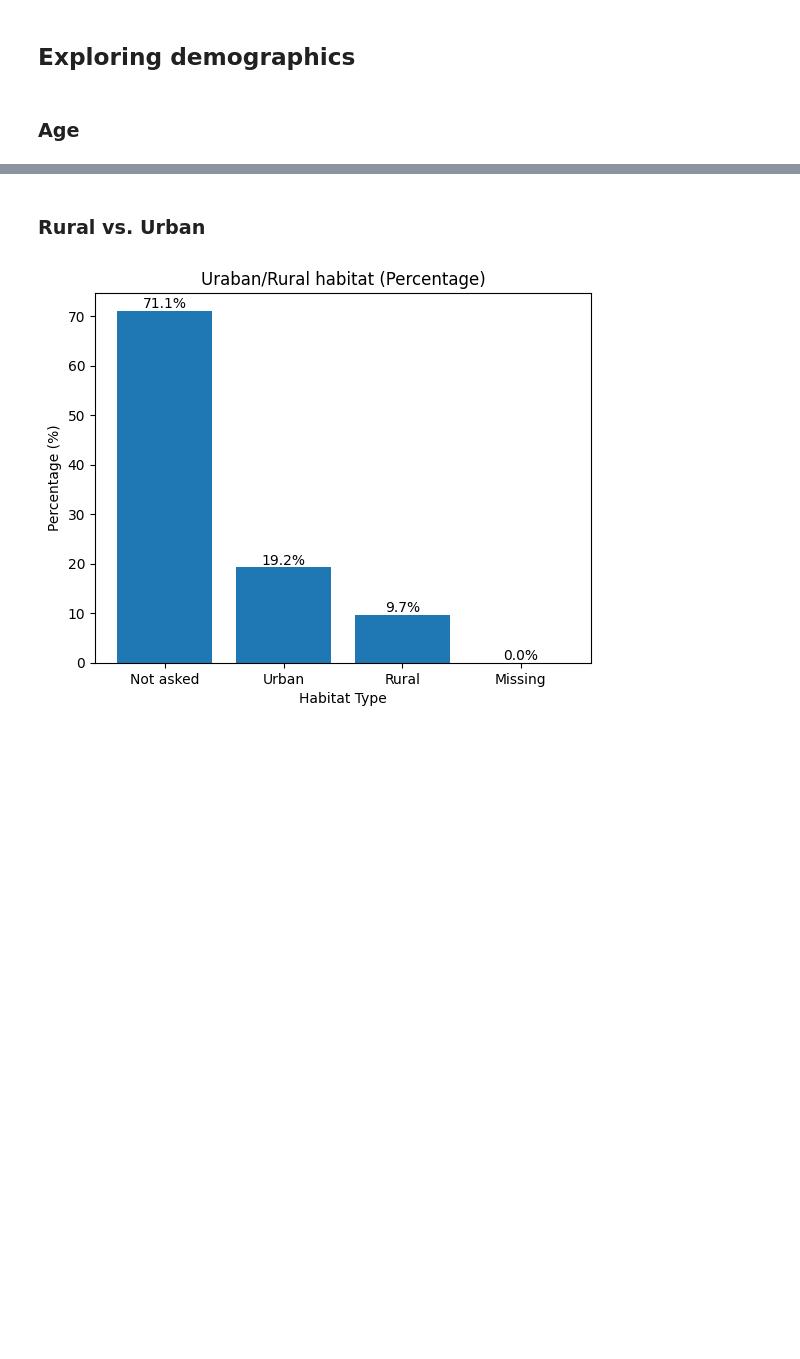
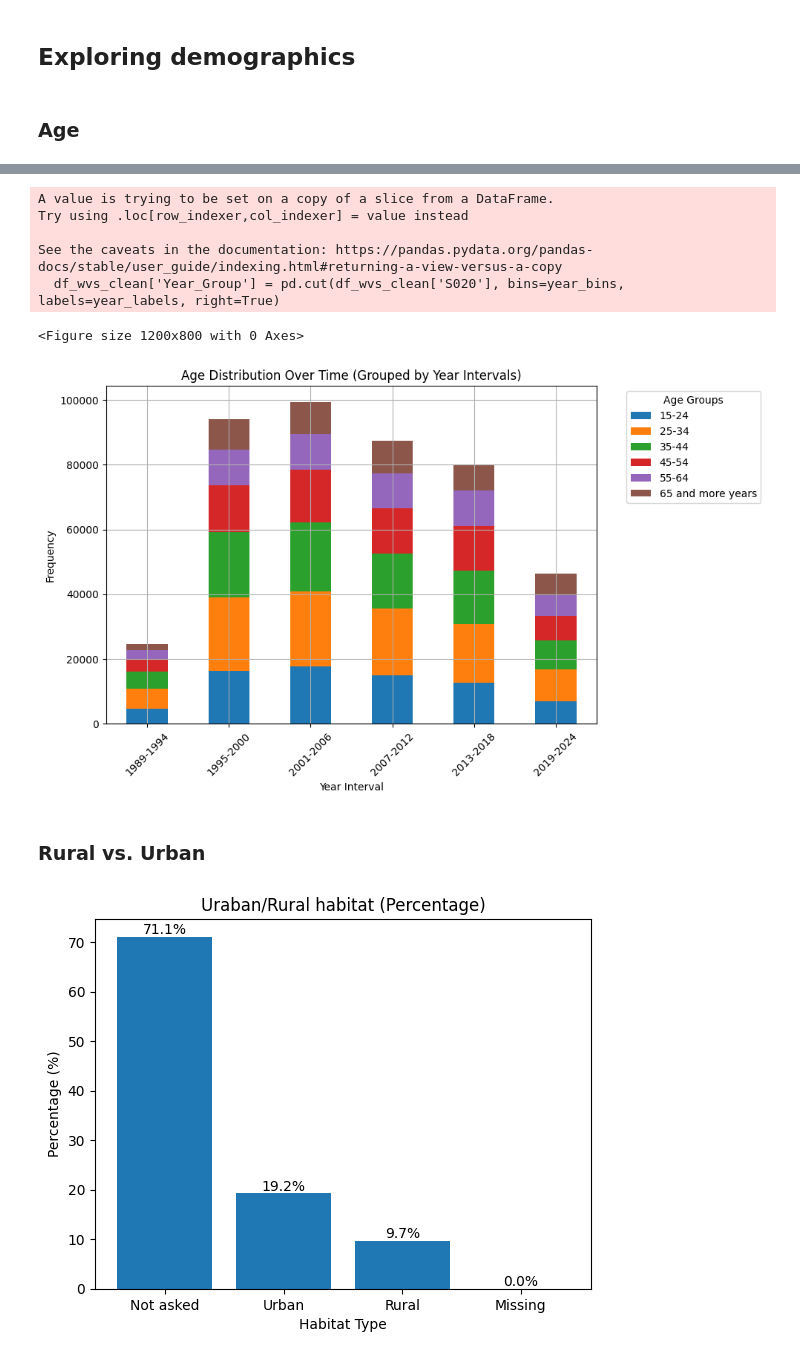
Before and after one commit to aranxaMarAm/new_misinformation_metrics, a Jupyter notebook: data_prep.ipynb, the cells around one changed output, grey strips where cells are left out. Saved outputs shown, nothing was run; the diff lists cells and outputs as text; code cells hidden in the pictures; blank space fills up the shorter version.

```diff
--- a/data_prep.ipynb
+++ b/data_prep.ipynb
@@ -82,3 +97,62 @@ plt.show()
+# %%
+import matplotlib.pyplot as plt
+import pandas as pd
+
+# Relabeling of intervals
+value_labels = {
+    1: "15-24",
+    2: "25-34",
+    3: "35-44",
+    4: "45-54",
+    5: "55-64",
+    6: "65 and more years",
+    -1: "Don't know",
+    -2: "No answer",
+    -4: "Not asked",
+    -5: "Other missing; Multiple answers Mail (EVS)"
+}
+
+# Replace the values with the labels
+df_wvs["X003R"] = df_wvs["X003R"].replace(value_labels)
+
+# Drop missing values for X003R (including labels -1, -2, -4, -5)
+df_wvs_clean = df_wvs[~df_wvs["X003R"].isin(["Don't know", "No answer", "Not asked", "Other missing; Multiple answers Mail (EVS)"])]
+
+# Define the year intervals you want (e.g., 1989-2005, 2006-2010, etc.)
+year_bins = [1988, 1994, 2000, 2006, 2012, 2018, 2024]
+year_labels = ["1989-1994", "1995-2000", "2001-2006", "2007-2012", "2013-2018", "2019-2024"]
+
+# Group years into bins
+df_wvs_clean['Year_Group'] = pd.cut(df_wvs_clean['S020'], bins=year_bins, labels=year_labels, right=True)
+
+# Group by year range and age interval (X003R) and calculate the counts
+age_distribution_by_year_group = df_wvs_clean.groupby(['Year_Group', 'X003R']).size().unstack(fill_value=0)
+
+# Plot the distribution of age intervals over time (1989-2023) by grouped years
+plt.figure(figsize=(12, 8))
+age_distribution_by_year_group.plot(kind='bar', stacked=True, figsize=(10, 6))
+
+# Adding labels and title
+plt.title("Age Distribution Over Time (Grouped by Year Intervals)")
+plt.xlabel("Year Interval")
+plt.ylabel("Frequency")
+
+# Adding legend and grid
+plt.legend(title="Age Groups", bbox_to_anchor=(1.05, 1), loc='upper left')
+plt.xticks(rotation=45)
+plt.grid(True)
+plt.tight_layout()  # To adjust layout so labels don't get cut off
+
+# Show the plot
+plt.show()
+# %% [output]
+A value is trying to be set on a copy of a slice from a DataFrame.
+Try using .loc[row_indexer,col_indexer] = value instead
+
+See the caveats in the documentation: https://pandas.pydata.org/pandas-docs/stable/user_guide/indexing.html#returning-a-view-versus-a-copy
+  df_wvs_clean['Year_Group'] = pd.cut(df_wvs_clean['S020'], bins=year_bins, labels=year_labels, right=True)
+<Figure size 1200x800 with 0 Axes>
+[figure, added]
 # %% [markdown]
 ### Rural vs. Urban
 # %%
```
Also changed, not shown: parts of 1 cell of this notebook.
